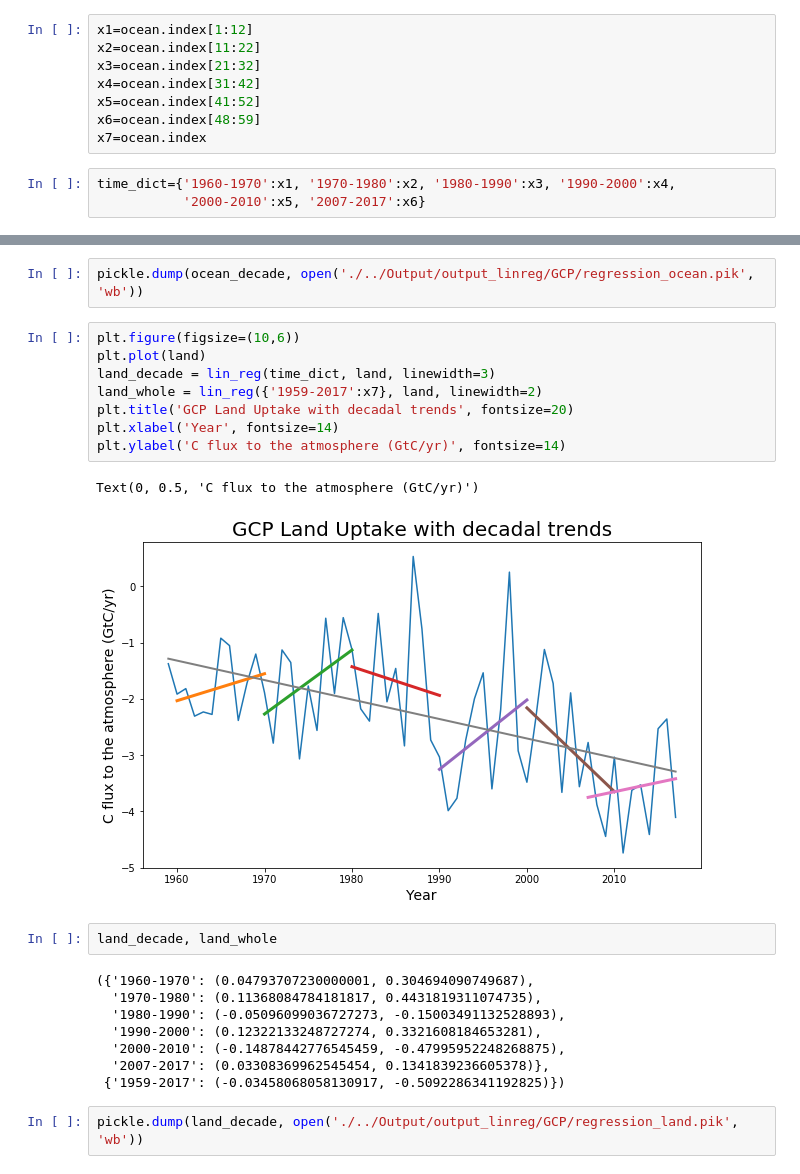
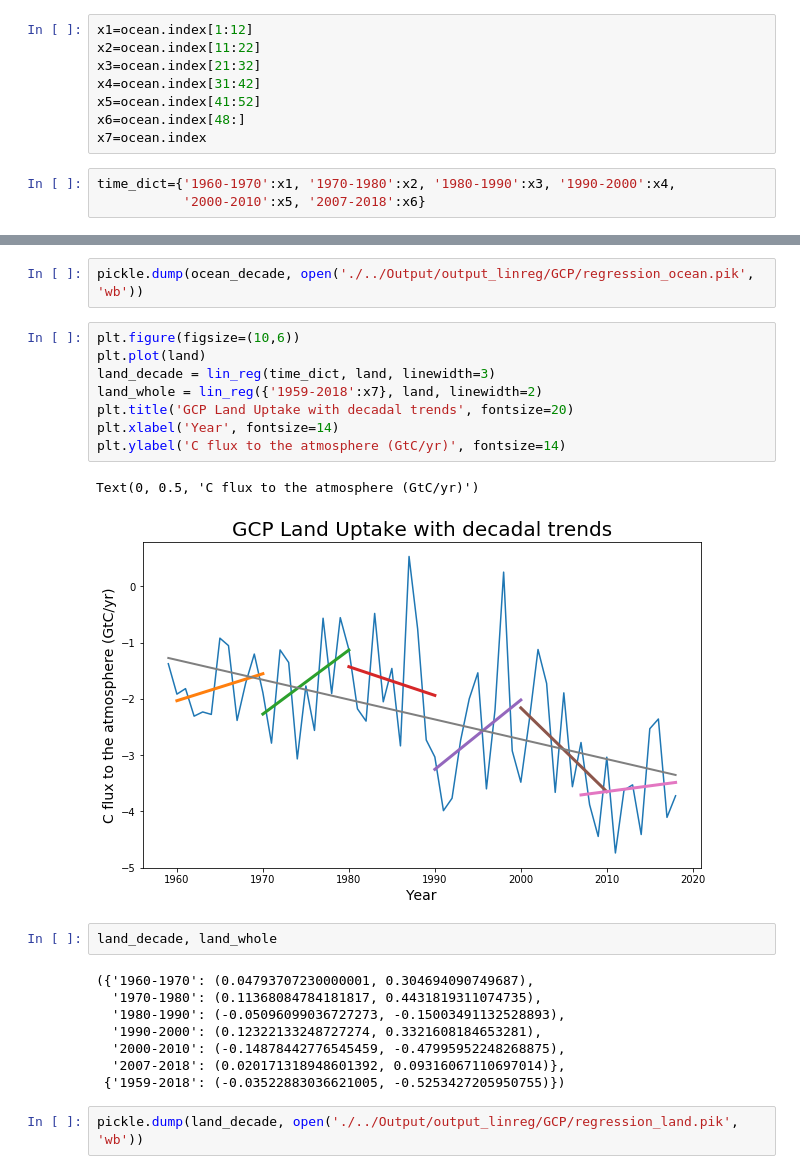
Before and after one commit to rursino/carbon-cycle-feedbacks, a Jupyter notebook: Peylin_flux/Notebooks/GCP.ipynb, the cells around one changed output, grey strips where cells are left out. Drawn from its saved outputs; the diff is of its cells as text.

```diff
--- a/Peylin_flux/Notebooks/GCP.ipynb
+++ b/Peylin_flux/Notebooks/GCP.ipynb
@@ -66,11 +76,11 @@ x2=ocean.index[11:22]
 x3=ocean.index[21:32]
 x4=ocean.index[31:42]
 x5=ocean.index[41:52]
-x6=ocean.index[48:59]
+x6=ocean.index[48:]
 x7=ocean.index
 # %%
 time_dict={'1960-1970':x1, '1970-1980':x2, '1980-1990':x3, '1990-2000':x4,
-           '2000-2010':x5, '2007-2017':x6}
+           '2000-2010':x5, '2007-2018':x6}
 # %%
 plt.figure(figsize=(10,6))
 plt.plot(ocean)
@@ -97,14 +107,14 @@ pickle.dump(ocean_decade, open('./../Output/output_linreg/GCP/regression_ocean.p
 # %%
 plt.figure(figsize=(10,6))
 plt.plot(land)
 land_decade = lin_reg(time_dict, land, linewidth=3)
-land_whole = lin_reg({'1959-2017':x7}, land, linewidth=2)
+land_whole = lin_reg({'1959-2018':x7}, land, linewidth=2)
 plt.title('GCP Land Uptake with decadal trends', fontsize=20)
 plt.xlabel('Year', fontsize=14)
 plt.ylabel('C flux to the atmosphere (GtC/yr)', fontsize=14)
 # %% [output]
 Text(0, 0.5, 'C flux to the atmosphere (GtC/yr)')
-[figure, old version]
+[figure, new version]
 # %%
 land_decade, land_whole
 # %% [output]
@@ -113,8 +123,8 @@ land_decade, land_whole
   '1980-1990': (-0.05096099036727273, -0.15003491132528893),
   '1990-2000': (0.12322133248727274, 0.3321608184653281),
   '2000-2010': (-0.14878442776545459, -0.47995952248268875),
-  '2007-2017': (0.03308369962545454, 0.1341839236605378)},
- {'1959-2017': (-0.03458068058130917, -0.5092286341192825)})
+  '2007-2018': (0.020171318948601392, 0.09316067110697014)},
+ {'1959-2018': (-0.03522883036621005, -0.5253427205950755)})
 # %%
 pickle.dump(land_decade, open('./../Output/output_linreg/GCP/regression_land.pik', 'wb'))
 # %%
```
Also changed, not shown: parts of 19 cells of this notebook, 11 other files.
